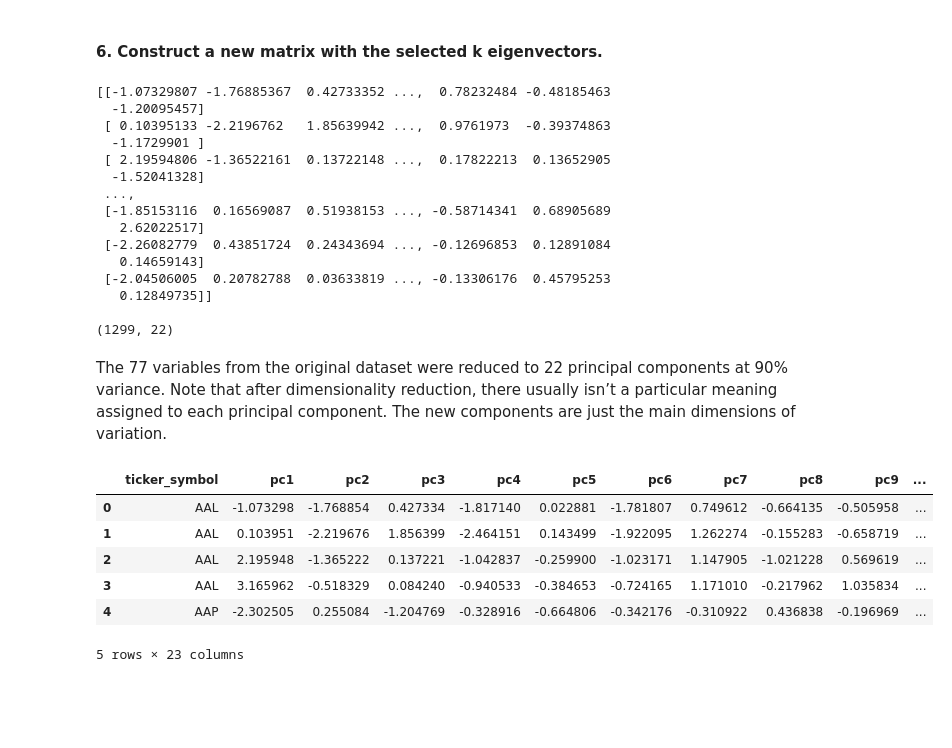
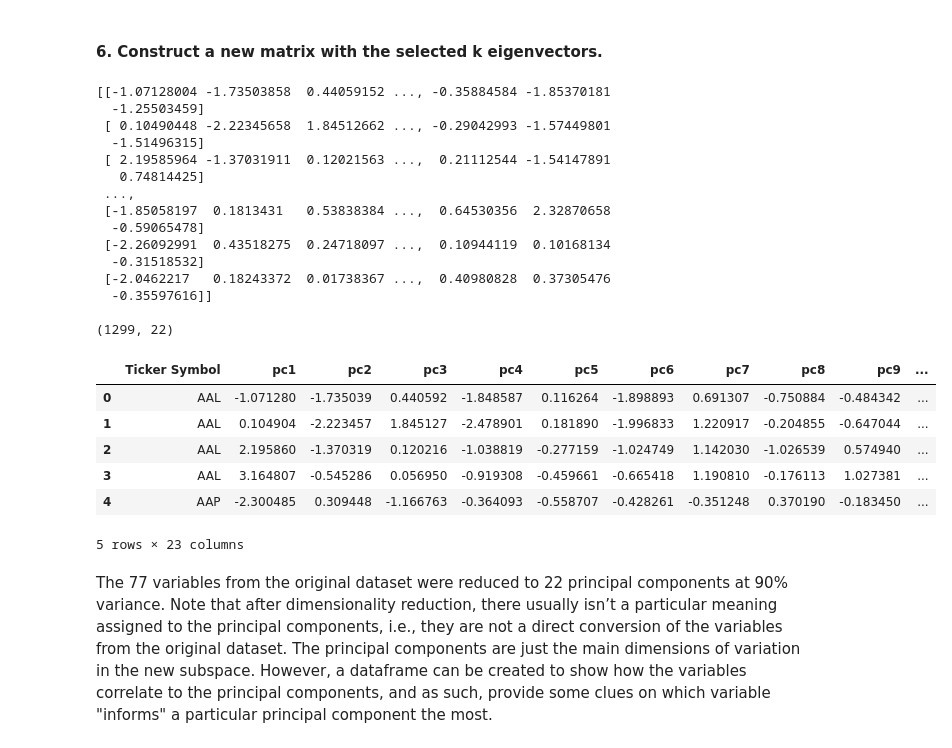
Before and after one commit to ChE99/projects, a Jupyter notebook: Feature Engineering and Principal Component Analysis.ipynb, the cells around one changed output. Drawn from its saved outputs; the diff is of its cells as text; code cells hidden in the pictures; blank space fills up the shorter version.

```diff
--- a/Feature Engineering and Principal Component Analysis.ipynb
+++ b/Feature Engineering and Principal Component Analysis.ipynb
@@ -322,15 +322,12 @@ The overall goal of PCA is to reduce the number of d dimensions (features) in a
 
 PCA can only be applied on numerical data. Standardize the data by removing non-numeric columns, transforming variables onto a unit scale (mean=0, variance=1), and converting all null values to 0.
 # %%
-# Drop non-numeric variables and rows with missing values.
-df1 = df.drop(['Unnamed: 0', 'Period Ending'], axis=1).dropna()
+# Drop non-numeric or unnecessary variables and rows with missing values.
+df1 = df.drop(['Unnamed: 0', 'Period Ending', 'year'], axis=1).dropna()
 
-# Extract label column (i.e., Ticker Symbol).
-cols = df1.columns.tolist()
-cols.insert(0, cols.pop(cols.index('Ticker Symbol')))
-df1 = df1.reindex(columns= cols)
-df2 = df1.iloc[:,1:].values
-df3 = pd.DataFrame(data=df1.iloc[:,0].values)
+# Separate the label column (i.e., Ticker Symbol).
+df2 = df1.loc[:, 'Accounts Payable':'Estimated Shares Outstanding'].values
+df3 = df1.drop(['Ticker Symbol'], axis=1)
 
 # Standardize data using scikit-learn's StandardScaler.
 from sklearn.preprocessing import StandardScaler
@@ -434,34 +431,33 @@ Y_sklearn = sklearn_pca.fit_transform(X_std)
 print(Y_sklearn,'\n')
 print(Y_sklearn.shape)
 # %% [output]
-[[-1.07329807 -1.76885367  0.42733352 ...,  0.78232484 -0.48185463
-  -1.20095457]
- [ 0.10395133 -2.2196762   1.85639942 ...,  0.9761973  -0.39374863
-  -1.1729901 ]
- [ 2.19594806 -1.36522161  0.13722148 ...,  0.17822213  0.13652905
-  -1.52041328]
+[[-1.07128004 -1.73503858  0.44059152 ..., -0.35884584 -1.85370181
+  -1.25503459]
+ [ 0.10490448 -2.22345658  1.84512662 ..., -0.29042993 -1.57449801
+  -1.51496315]
+ [ 2.19585964 -1.37031911  0.12021563 ...,  0.21112544 -1.54147891
+   0.74814425]
  ...,
- [-1.85153116  0.16569087  0.51938153 ..., -0.58714341  0.68905689
-   2.62022517]
- [-2.26082779  0.43851724  0.24343694 ..., -0.12696853  0.12891084
-   0.14659143]
- [-2.04506005  0.20782788  0.03633819 ..., -0.13306176  0.45795253
-   0.12849735]]
+ [-1.85058197  0.1813431   0.53838384 ...,  0.64530356  2.32870658
+  -0.59065478]
+ [-2.26092991  0.43518275  0.24718097 ...,  0.10944119  0.10168134
+  -0.31518532]
+ [-2.0462217   0.18243372  0.01738367 ...,  0.40980828  0.37305476
+  -0.35597616]]
 
 (1299, 22)
+# %%
+# Construct the new dataframe with the principal components.
+df4 = pd.DataFrame(data = Y_sklearn, columns = ['pc1','pc2','pc3','pc4','pc5','pc6','pc7','pc8','pc9','pc10','pc11','pc12','pc13','pc14','pc15','pc16','pc17','pc18','pc19','pc20','pc21','pc22'])
+df5 = pd.concat([df1[['Ticker Symbol']], df4], axis = 1)
+df5.head()
+# %% [output]
+|  | Ticker Symbol | pc1 | pc2 | pc3 | pc4 | pc5 | pc6 | pc7 | pc8 | pc9 | ... |
+| 0 | AAL | -1.071280 | -1.735039 | 0.440592 | -1.848587 | 0.116264 | -1.898893 | 0.691307 | -0.750884 | -0.484342 | ... |
+| 1 | AAL | 0.104904 | -2.223457 | 1.845127 | -2.478901 | 0.181890 | -1.996833 | 1.220917 | -0.204855 | -0.647044 | ... |
+| 2 | AAL | 2.195860 | -1.370319 | 0.120216 | -1.038819 | -0.277159 | -1.024749 | 1.142030 | -1.026539 | 0.574940 | ... |
+| 3 | AAL | 3.164807 | -0.545286 | 0.056950 | -0.919308 | -0.459661 | -0.665418 | 1.190810 | -0.176113 | 1.027381 | ... |
+| 4 | AAP | -2.300485 | 0.309448 | -1.166763 | -0.364093 | -0.558707 | -0.428261 | -0.351248 | 0.370190 | -0.183450 | ... |
+5 rows × 23 columns
 # %% [markdown]
-The 77 variables from the original dataset were reduced to 22 principal components at 90% variance. Note that after dimensionality reduction, there usually isn’t a particular meaning assigned to each principal component. The new components are just the main dimensions of variation.
+The 77 variables from the original dataset were reduced to 22 principal components at 90% variance. Note that after dimensionality reduction, there usually isn’t a particular meaning assigned to the principal components, i.e., they are not a direct conversion of the variables from the original dataset. The principal components are just the main dimensions of variation in the new subspace. However, a dataframe can be created to show how the variables correlate to the principal components, and as such, provide some clues on which variable "informs" a particular principal component the most.
-# %%
-# Construct the new dataframe with the principal components and label column (i.e., Ticker Symbol extracted from step 1).
-df4 = pd.DataFrame(data = Y_sklearn, columns = ['pc1','pc2','pc3','pc4','pc5','pc6','pc7','pc8','pc9','pc10','pc11','pc12','pc13','pc14','pc15','pc16','pc17','pc18','pc19','pc20','pc21','pc22'])
-df5 = pd.concat([df3, df4], axis = 1)
-df5.rename(columns={0: 'ticker_symbol'}, inplace=True)
-df5.head()
-# %% [output]
-|  | ticker_symbol | pc1 | pc2 | pc3 | pc4 | pc5 | pc6 | pc7 | pc8 | pc9 | ... |
-| 0 | AAL | -1.073298 | -1.768854 | 0.427334 | -1.817140 | 0.022881 | -1.781807 | 0.749612 | -0.664135 | -0.505958 | ... |
-| 1 | AAL | 0.103951 | -2.219676 | 1.856399 | -2.464151 | 0.143499 | -1.922095 | 1.262274 | -0.155283 | -0.658719 | ... |
-| 2 | AAL | 2.195948 | -1.365222 | 0.137221 | -1.042837 | -0.259900 | -1.023171 | 1.147905 | -1.021228 | 0.569619 | ... |
-| 3 | AAL | 3.165962 | -0.518329 | 0.084240 | -0.940533 | -0.384653 | -0.724165 | 1.171010 | -0.217962 | 1.035834 | ... |
-| 4 | AAP | -2.302505 | 0.255084 | -1.204769 | -0.328916 | -0.664806 | -0.342176 | -0.310922 | 0.436838 | -0.196969 | ... |
-5 rows × 23 columns
```
Also changed, not shown: parts of 7 cells of this notebook.
